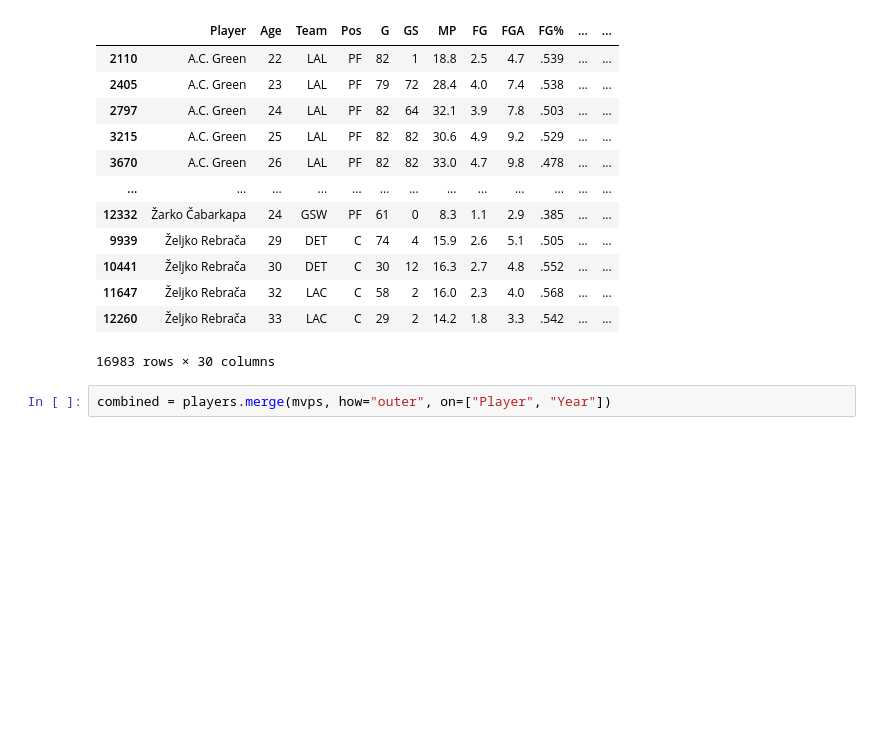
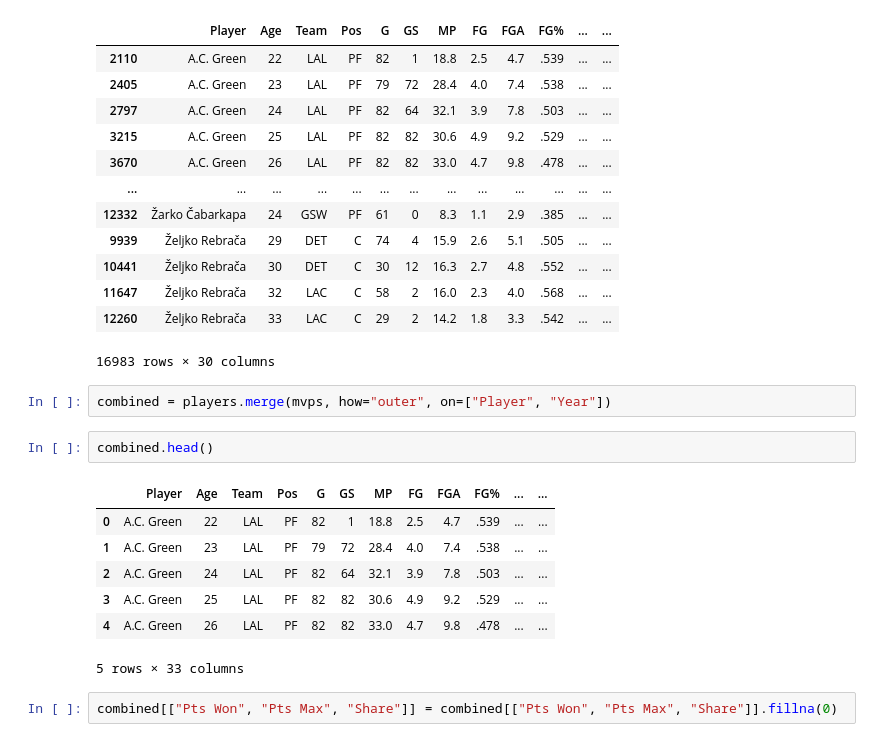
Before and after one commit to SalyanKarki/NBA-MVP-2025, a Jupyter notebook: NBAMVP/data_cleaning.ipynb, the cells around one changed output. Drawn from its saved outputs; the diff is of its cells as text; blank space fills up the shorter version.

```diff
--- a/NBAMVP/data_cleaning.ipynb
+++ b/NBAMVP/data_cleaning.ipynb
@@ -187,3 +187,15 @@ players
 16983 rows × 30 columns
 # %%
 combined = players.merge(mvps, how="outer", on=["Player", "Year"])
+# %%
+combined.head()
+# %% [output]
+|  | Player | Age | Team | Pos | G | GS | MP | FG | FGA | FG% | ... | ... |
+| 0 | A.C. Green | 22 | LAL | PF | 82 | 1 | 18.8 | 2.5 | 4.7 | .539 | ... | ... |
+| 1 | A.C. Green | 23 | LAL | PF | 79 | 72 | 28.4 | 4.0 | 7.4 | .538 | ... | ... |
+| 2 | A.C. Green | 24 | LAL | PF | 82 | 64 | 32.1 | 3.9 | 7.8 | .503 | ... | ... |
+| 3 | A.C. Green | 25 | LAL | PF | 82 | 82 | 30.6 | 4.9 | 9.2 | .529 | ... | ... |
+| 4 | A.C. Green | 26 | LAL | PF | 82 | 82 | 33.0 | 4.7 | 9.8 | .478 | ... | ... |
+5 rows × 33 columns
+# %%
+combined[["Pts Won", "Pts Max", "Share"]] = combined[["Pts Won", "Pts Max", "Share"]].fillna(0)
```
Also changed, not shown: parts of 1 cell of this notebook.
